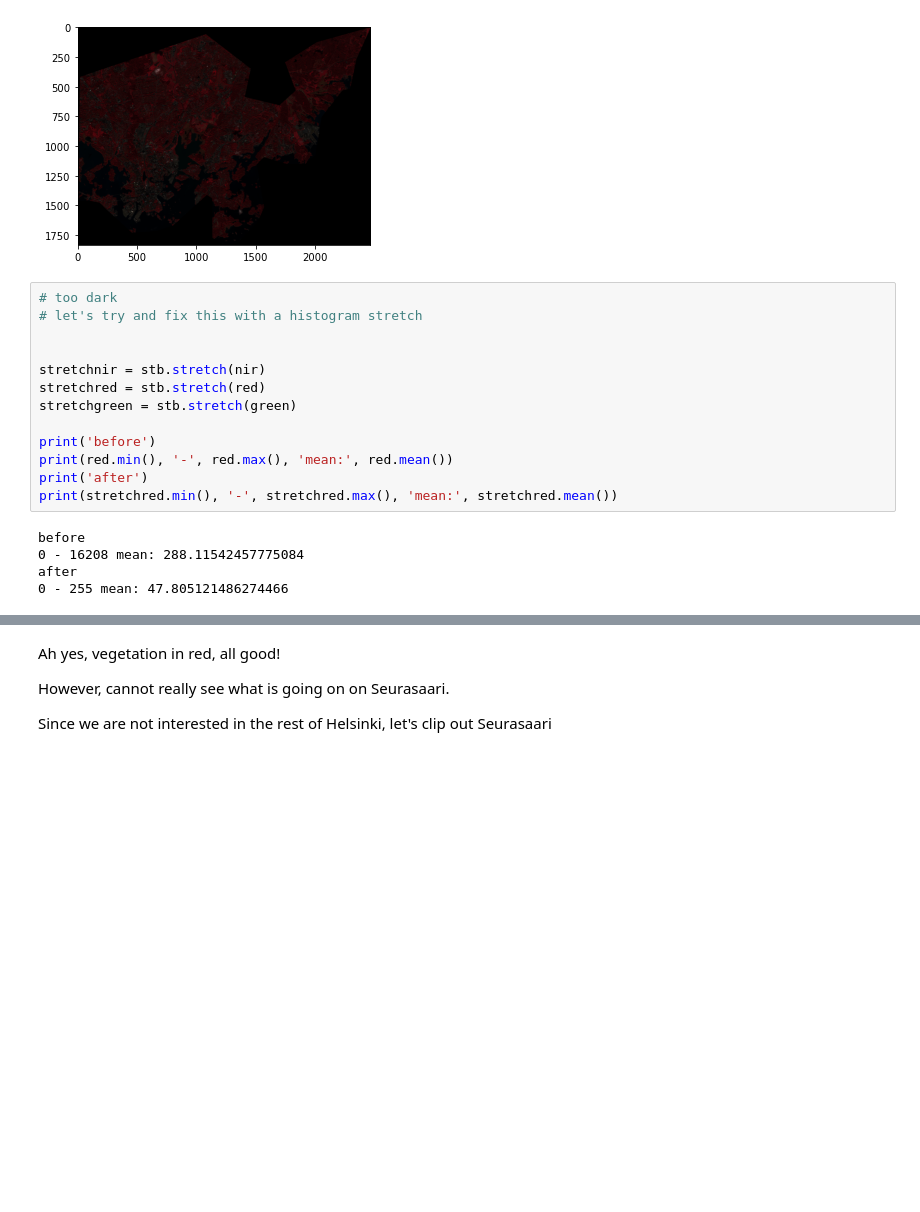
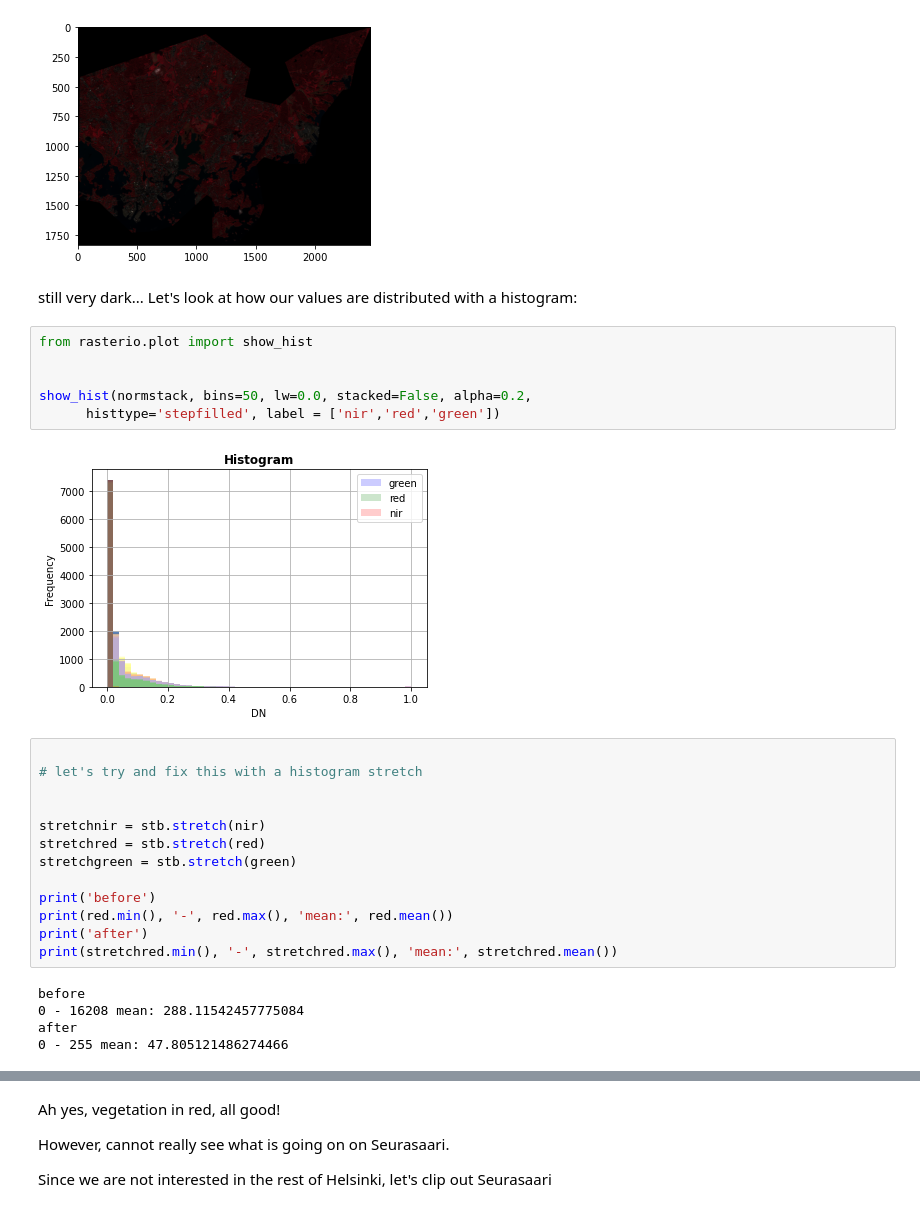
Before and after one commit to csc-training/PythonGIS_CSC, a Jupyter notebook: Raster/Seurasaari_trees.ipynb, the cells around one changed output, grey strips where cells are left out. Drawn from its saved outputs; the diff is of its cells as text; blank space fills up the shorter version.

```diff
--- a/Raster/Seurasaari_trees.ipynb
+++ b/Raster/Seurasaari_trees.ipynb
@@ -142,8 +164,19 @@ normstack = np.dstack((normnir, normred, normgreen))
 plt.imshow(normstack);
 # %% [output]
 [figure]
+# %% [markdown]
+still very dark...
+Let's look at how our values are distributed with a histogram:
+# %%
+from rasterio.plot import show_hist
+
+
+show_hist(normstack, bins=50, lw=0.0, stacked=False, alpha=0.2,
+      histtype='stepfilled', label = ['nir','red','green'])
+# %% [output]
+[figure, added]
 # %%
-# too dark
+
 # let's try and fix this with a histogram stretch
 
 
```
Also changed, not shown: parts of 8 cells of this notebook.
